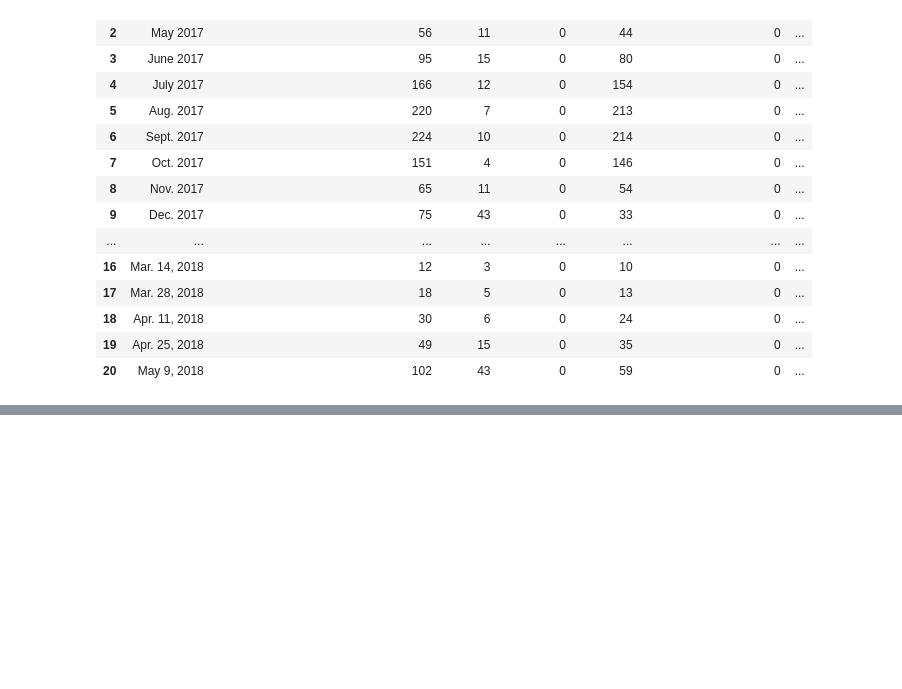
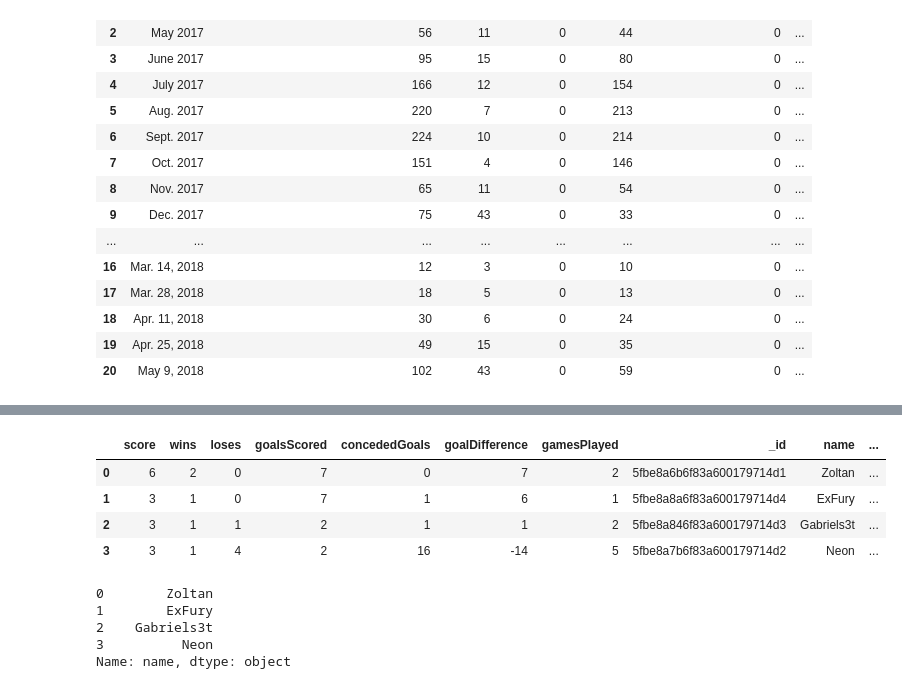
Before and after one commit to gabriels3t/PythonParaCienciaDeDados-Modulo2-, a Jupyter notebook: tratando e analisando/extras/importando_dados.ipynb, the cells around one changed output, grey strips where cells are left out. Saved outputs shown, nothing was run; the diff lists cells and outputs as text; code cells hidden in the pictures; blank space fills up the shorter version.

```diff
--- a/tratando e analisando/extras/importando_dados.ipynb
+++ b/tratando e analisando/extras/importando_dados.ipynb
@@ -145,0 +161,19 @@ df_hmtl2[2]
+# %%
+placar = pd.read_json('https://campeonato-rocket-league.herokuapp.com/players')
+placar
+# %% [output]
+|  | score | wins | loses | goalsScored | concededGoals | goalDifference | gamesPlayed | _id | name | ... |
+| 0 | 6 | 2 | 0 | 7 | 0 | 7 | 2 | 5fbe8a6b6f83a600179714d1 | Zoltan | ... |
+| 1 | 3 | 1 | 0 | 7 | 1 | 6 | 1 | 5fbe8a8a6f83a600179714d4 | ExFury | ... |
+| 2 | 3 | 1 | 1 | 2 | 1 | 1 | 2 | 5fbe8a846f83a600179714d3 | Gabriels3t | ... |
+| 3 | 3 | 1 | 4 | 2 | 16 | -14 | 5 | 5fbe8a7b6f83a600179714d2 | Neon | ... |
+# %%
+placar = pd.DataFrame(placar)
+placar[['name','gamesPlayed','score','wins','loses','goalsScored','concededGoals','goalDifference']]
+teste = pd.DataFrame(placar, index = )
+# %% [output]
+0        Zoltan
+1        ExFury
+2    Gabriels3t
+3          Neon
+Name: name, dtype: object
```
Also changed, not shown: parts of 3 cells of this notebook, 6 other files.
